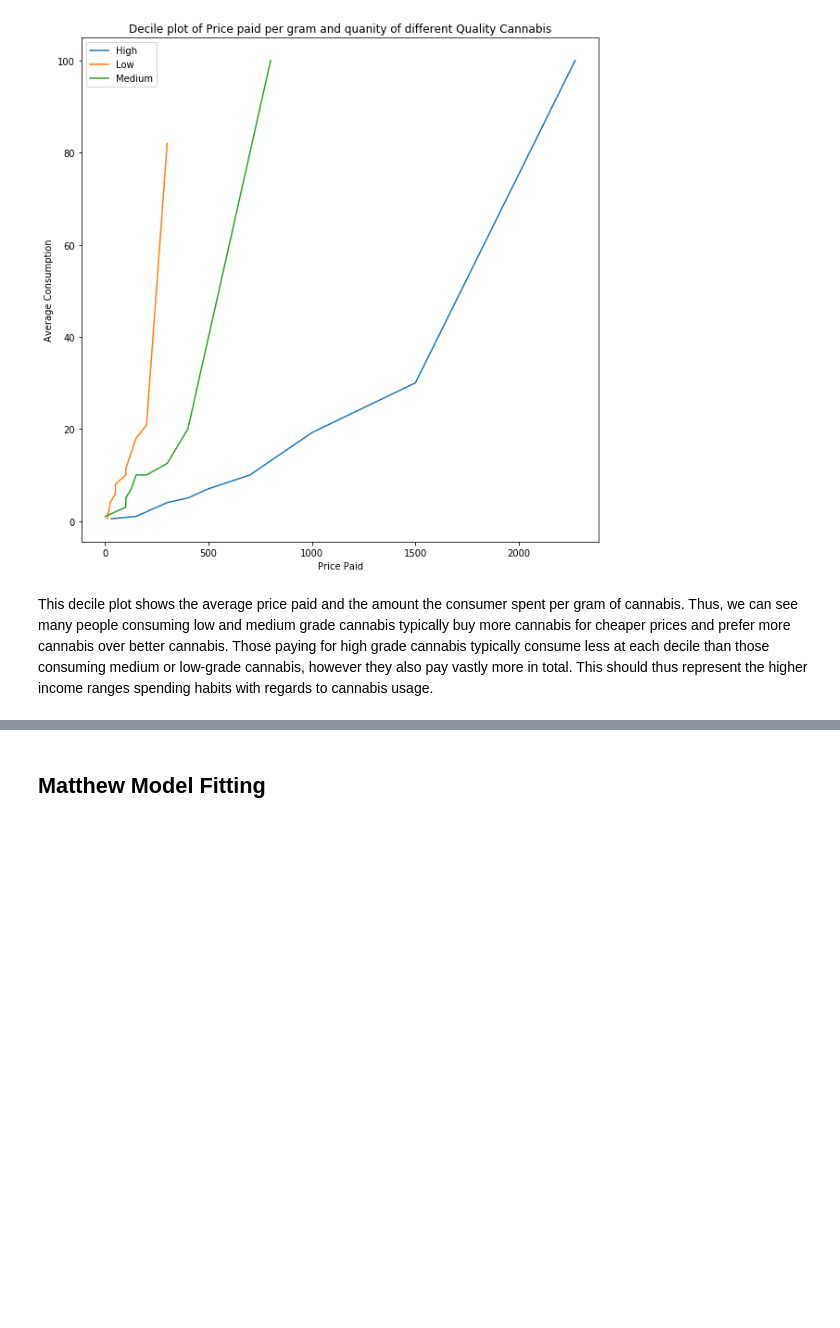
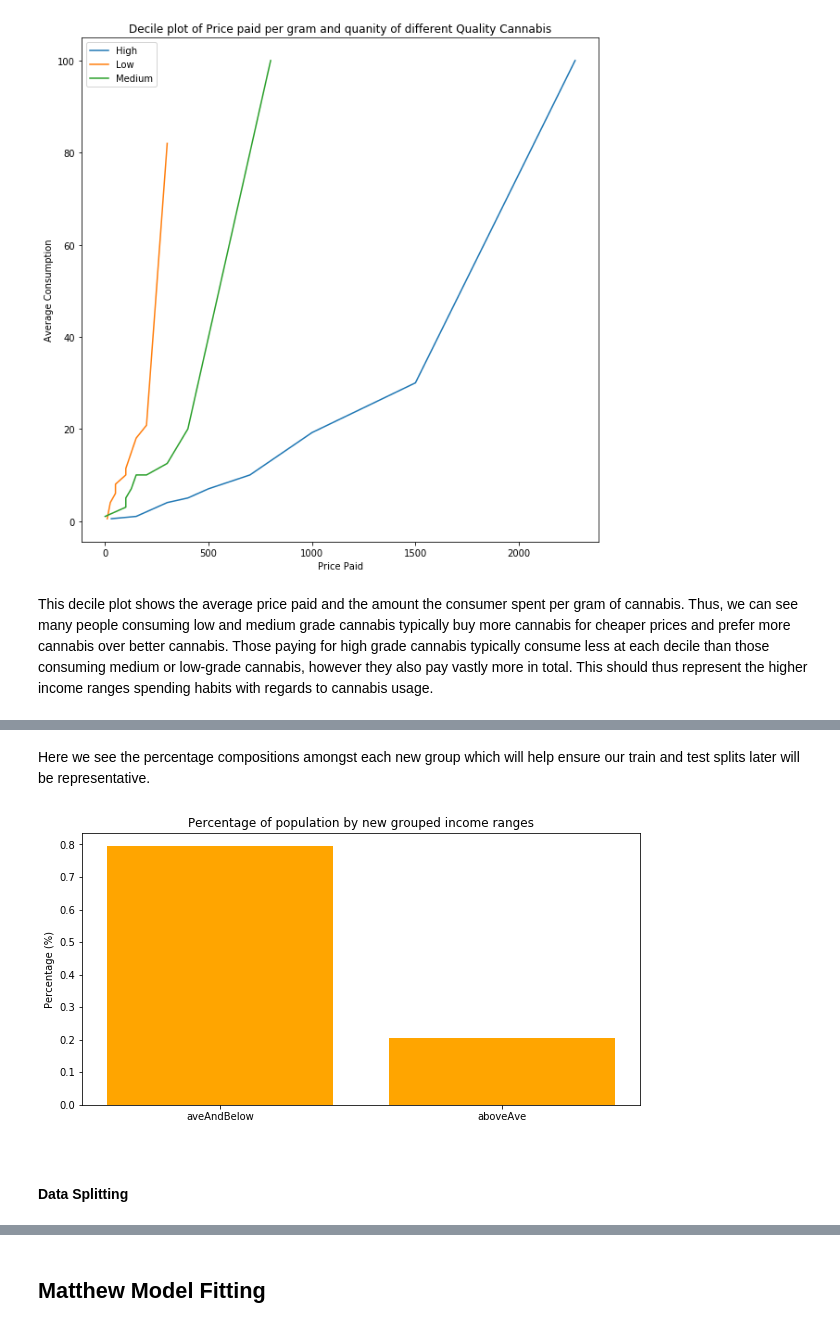
Before and after one commit to Matkicail/DAE-Project, a Jupyter notebook: daeRough.ipynb, the cells around one changed output, grey strips where cells are left out. Drawn from its saved outputs; the diff is of its cells as text; code cells hidden in the pictures; blank space fills up the shorter version.

```diff
--- a/daeRough.ipynb
+++ b/daeRough.ipynb
@@ -2769,0 +2859,20 @@ This decile plot shows the average price paid and the amount the consumer spent
+# %%
+plotData = dataset.copy()
+
+grams = plotData["q10"]
+
+aveAndBelow = np.zeros(plotData.shape[0])
+aboveAve = np.zeros(plotData.shape[0])
+
+for i in range(plotData.shape[0]):
+    if(plotData.iloc[i]['q5_< R1000 (less than R1000)'] == 1) | (plotData.iloc[i]['q5_R5000-R9999'] == 1) | (plotData.iloc[i]['q5_R1000- R4999'] == 1) | (plotData.iloc[i]['q5_R10 000- R14 999'] == 1) | (plotData.iloc[i]['q5_R15 000- R19 999'] == 1):
+        aveAndBelow[i] = 1
+    else:
+        aboveAve[i] = 1
+
+dfGrams = grams.to_frame()
+
+dfGrams['aveAndBelow'] = aveAndBelow
+dfGrams['aboveAve'] = aboveAve
+dfGrams = dfGrams.fillna(0)
+display(dfGrams)
@@ -2769,0 +2893,22 @@ This decile plot shows the average price paid and the amount the consumer spent
+# %% [markdown]
+Here we see the percentage compositions amongst each new group which will help ensure our train and test splits later will be representative.
+# %%
+temps = dfGrams.copy()[['aveAndBelow','aboveAve']]
+
+columns = ['aveAndBelow','aboveAve']
+
+probs = []
+temp = np.count_nonzero(temps, axis=0)
+for col in temp[:]:
+    probs.append(col/np.sum(temp))
+
+plt.figure(figsize=(10,5))
+plt.title('Percentage of population by new grouped income ranges')
+plt.xlabel(' ')
+plt.ylabel('Percentage (%)')
+plt.bar(['aveAndBelow','aboveAve'],probs,color="orange")
+plt.show()
+# %% [output]
+[figure, added]
+# %% [markdown]
+#### Data Splitting
```
Also changed, not shown: parts of 39 cells of this notebook.
